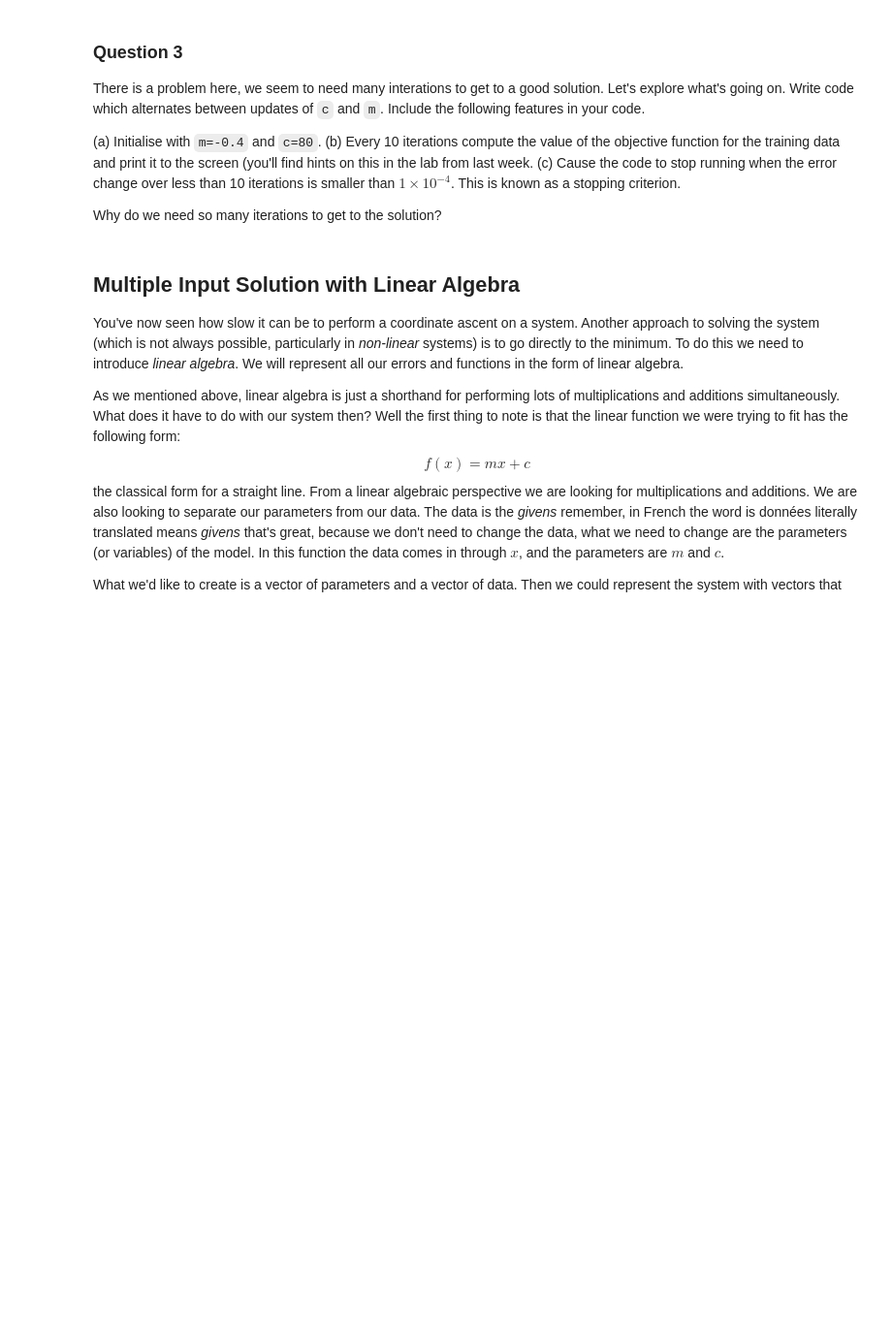
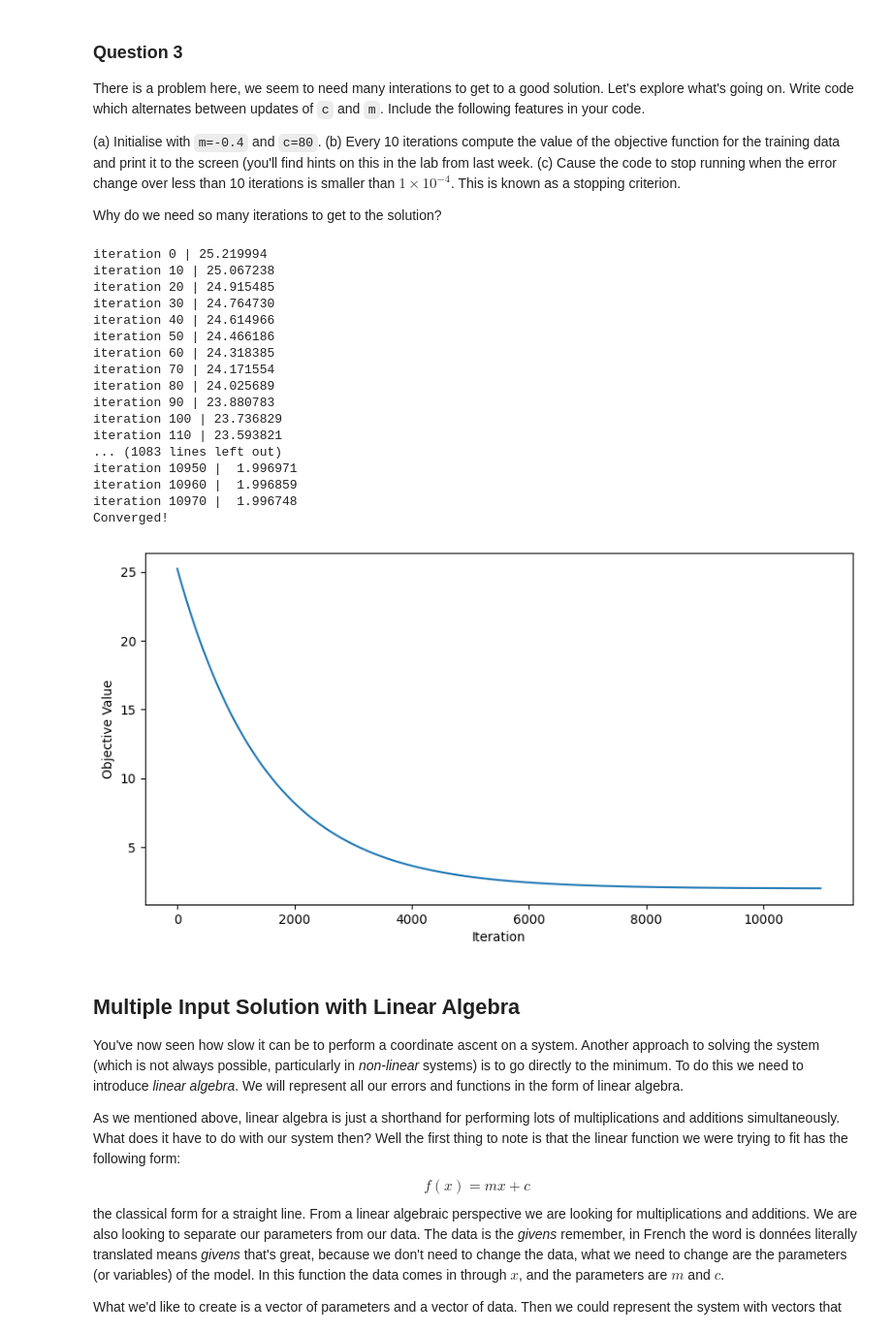
Before and after one commit to cfone98/Masters_Introduction_to_ML, a Jupyter notebook: Labs/Lab 2 - Linear algebra and linear regression part 1.ipynb, the cells around one changed output. Shown: that part at 97% size. Saved outputs shown, nothing was run; the diff lists cells and outputs as text; code cells hidden in the pictures; blank space fills up the shorter version.

```diff
--- a/Labs/Lab 2 - Linear algebra and linear regression part 1.ipynb
+++ b/Labs/Lab 2 - Linear algebra and linear regression part 1.ipynb
@@ -302,3 +308,68 @@ Why do we need so many iterations to get to the solution?
+# %%
+import numpy as np
+import matplotlib.pyplot as plt
+
+m = -0.4
+c = 80
+
+def compute_objective(x, y, m, c):
+    return ((y - m*x - c)**2).sum()
+
+def update_m(x, y, m, c):
+    return ((y - c)*x).sum()/(x*x).sum()
+
+def update_c(x, y, m, c):
+    return (y-m*x).sum()/y.shape[0]
+
+objective_values = []
+converged = False
+max_iterations = 1000000
+
+for i in np.arange(max_iterations):
+    m = update_m(x, y, m, c)
+    c = update_c(x, y, m, c)
+
+    obj = compute_objective(x, y, m, c)
+    objective_values.append(obj)
+
+    if i % 10 == 0:
+        print(f"iteration {i:d} |{obj:10.6f}")
+        #print(compute_objective(x, y, m, c))
+
+    if i>=10 and i%10==0:
+      error_change = abs(objective_values[-10] - objective_values[-1])
+      if error_change < 1e-4:
+        converged = True
+        print("Converged!")
+        break
+
+if not converged:
+    print("Did not converge")
+
+plt.figure(figsize = (10,5))
+plt.plot(objective_values)
+plt.xlabel("Iteration")
+plt.ylabel("Objective Value")
+plt.show()
+# %% [output]
+iteration 0 | 25.219994
+iteration 10 | 25.067238
+iteration 20 | 24.915485
+iteration 30 | 24.764730
+iteration 40 | 24.614966
+iteration 50 | 24.466186
+iteration 60 | 24.318385
+iteration 70 | 24.171554
+iteration 80 | 24.025689
+iteration 90 | 23.880783
+iteration 100 | 23.736829
+iteration 110 | 23.593821
+... (1083 lines left out)
+iteration 10950 |  1.996971
+iteration 10960 |  1.996859
+iteration 10970 |  1.996748
+Converged!
+[figure, added]
 # %% [markdown]
 ## Multiple Input Solution with Linear Algebra
 
```
Also changed, not shown: parts of 4 cells of this notebook.
